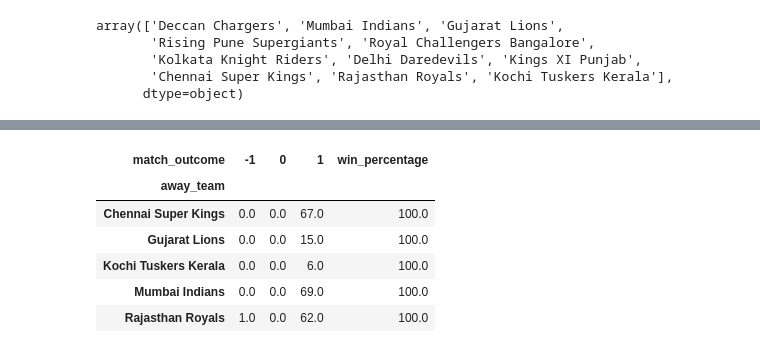
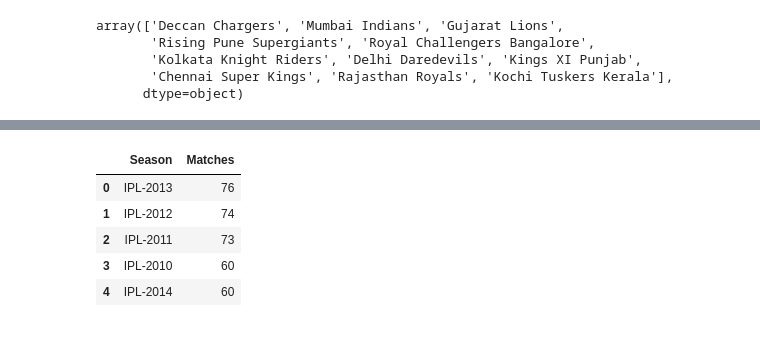
Before and after one commit to Spap123/DIG-Classes, a Jupyter notebook: 25th Feb Batch/Class_24.09.2023_IPL_Project.ipynb, the cells around one changed output, grey strips where cells are left out. Drawn from its saved outputs; the diff is of its cells as text; code cells hidden in the pictures.

```diff
--- a/25th Feb Batch/Class_24.09.2023_IPL_Project.ipynb
+++ b/25th Feb Batch/Class_24.09.2023_IPL_Project.ipynb
@@ -450,9 +353,0 @@ See the caveats in the documentation: https://pandas.pydata.org/pandas-docs/stab
-# %%
-# Create a new column 'away_team' based on team1, team2, and home_team
-ipl['away_team'] = ipl.apply(lambda row: row['team1'] if row['team2'] == row['home_team'] else row['team2'], axis=1)
-
-# Set "no away team" for rows where 'home_team' is "no home team"
-ipl.loc[ipl['home_team'] == 'no home team', 'away_team'] = 'no away team'
-
-# Display the DataFrame with the new 'away_team' column
-ipl[['team1', 'team2', 'home_team', 'away_team']]
@@ -504,10 +370,12 @@ See the caveats in the documentation: https://pandas.pydata.org/pandas-docs/stab
+# %%
+season_matches_count = ipl['Season'].value_counts().reset_index()
+season_matches_count.columns=['Season','Matches']
 # %%
-away_team_stats.head()
+season_matches_count.head()
 # %% [output]
-| match_outcome | -1 | 0 | 1 | win_percentage |
-| away_team |  |  |  |  |
-| Chennai Super Kings | 0.0 | 0.0 | 67.0 | 100.0 |
-| Gujarat Lions | 0.0 | 0.0 | 15.0 | 100.0 |
-| Kochi Tuskers Kerala | 0.0 | 0.0 | 6.0 | 100.0 |
-| Mumbai Indians | 0.0 | 0.0 | 69.0 | 100.0 |
-| Rajasthan Royals | 1.0 | 0.0 | 62.0 | 100.0 |
+|  | Season | Matches |
+| 0 | IPL-2013 | 76 |
+| 1 | IPL-2012 | 74 |
+| 2 | IPL-2011 | 73 |
+| 3 | IPL-2010 | 60 |
+| 4 | IPL-2014 | 60 |
```
Also changed, not shown: parts of 27 cells of this notebook, 2 other files.
